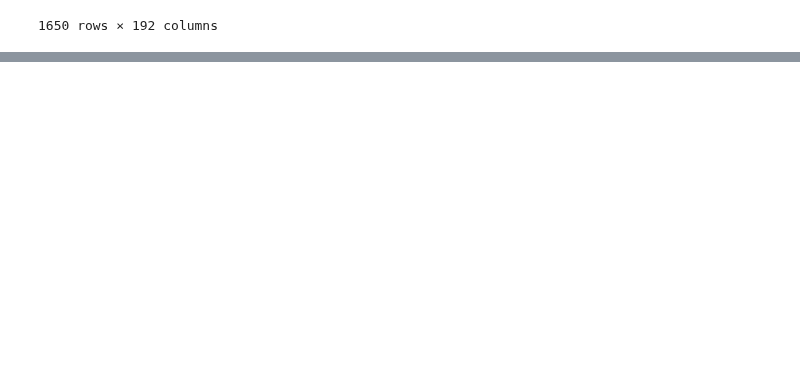
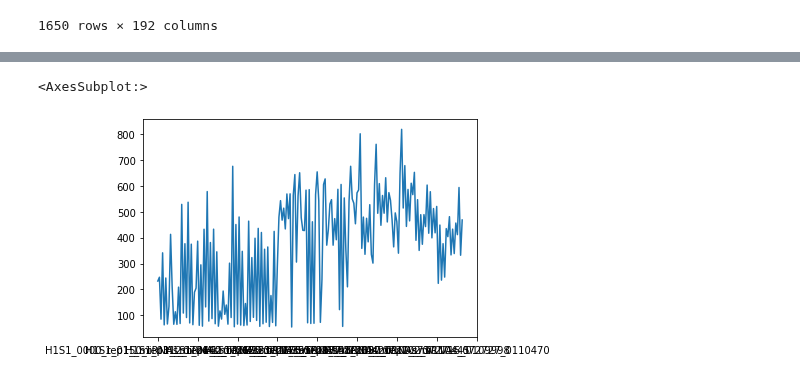
Before and after one commit to JohnWSteill/jlab_proj, a Jupyter notebook: Hello.ipynb, the cells around one changed output, grey strips where cells are left out. Drawn from its saved outputs; the diff is of its cells as text; code cells hidden in the pictures; blank space fills up the shorter version.

```diff
--- a/Hello.ipynb
+++ b/Hello.ipynb
@@ -84,3 +84,10 @@ s745_norm.loc[s745_norm.sum(axis=1) != 0,:]
 | hsa-miR-99b-3p | 1.176133 | 0.673379 | 2.991755 | 1.210337 | ... |
 | hsa-miR-99b-5p | 11.964106 | 5.698595 | 17.698213 | 7.726262 | ... |
 1650 rows × 192 columns
+# %%
+s745_norm = s745_norm.loc[s745_norm.sum(axis=1) != 0,:]
+# %%
+obj = s745_norm.assign(sum=s745_norm.sum(axis=1)).sort_values(by='sum', ascending=False)
+
+obj = obj.drop('sum', axis = 1)
+print(obj.columns)
@@ -86,0 +112,5 @@ s745_norm.loc[s745_norm.sum(axis=1) != 0,:]
+# %%
+obj.iloc[0,:].plot.line()
+# %% [output]
+<AxesSubplot:>
+[figure, added]
```
Also changed, not shown: parts of 5 cells of this notebook.
